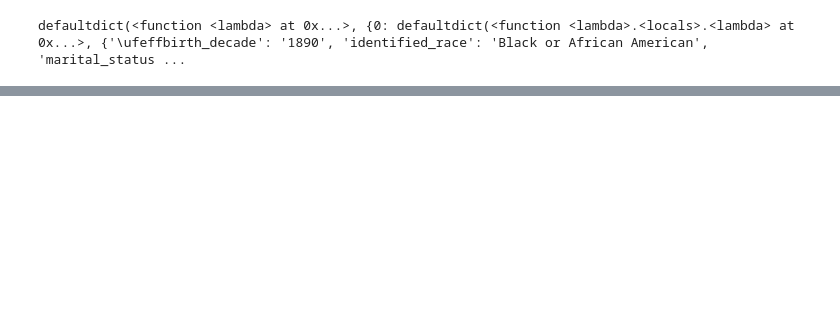
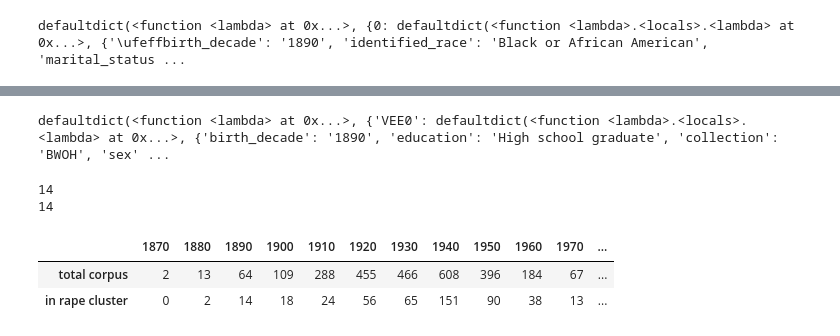
Before and after one commit to ohtap/ohtap, a Jupyter notebook: Research Question 1/RQ1 code.ipynb, the cells around one changed output, grey strips where cells are left out. Cells and saved outputs as stored; diff of their text form; code cells hidden in the pictures; blank space fills up the shorter version.

Commit message:
tables made

```diff
--- a/Research Question 1/RQ1 code.ipynb
+++ b/Research Question 1/RQ1 code.ipynb
@@ -129,0 +130,64 @@ print(checkAProfile(database, "White", "Female", "Graduate or professional degre
+# %%
+text_to_ids={}
+for i in range(len(interviewtxt)):
+    name=interviewtxt.at[i, interviewtxt.columns[0]]
+    name=name[:name.rfind('.')]
+    name=name.replace('\'','_')
+    text_to_ids[name]=interviewtxt["interviewee_ids"][i].split(';')
+# %%
+ids_to_info=defaultdict(lambda: defaultdict(lambda:0))
+for i in range(len(database)):
+    ids=database[i]["interviewee_id"]
+    ids_to_info[ids]["birth_decade"]=database[i]["\ufeffbirth_decade"]
+    ids_to_info[ids]["education"]=database[i]["education"]
+    ids_to_info[ids]["collection"]=database[i]["collection_id"]
+    ids_to_info[ids]["sex"]=database[i]["sex"]
+    ids_to_info[ids]["race"]=database[i]["identified_race"]
+print(ids_to_info)
+# %% [output]
+defaultdict(<function <lambda> at 0x...>, {'VEE0': defaultdict(<function <lambda>.<locals>.<lambda> at 0x...>, {'birth_decade': '1890', 'education': 'High school graduate', 'collection': 'BWOH', 'sex' ...
+# %%
+myfile = open("data/everything_but_falsehits_and_needsreview.txt")
+txt = myfile.read()
+myfile.close()
+
+files=[]
+tokens=txt.split()
+for i in tokens:
+    num= i.find("Files\\\\")
+    if not num==-1:
+        if not i.find("_")==-1:
+            files.append(i.strip())
+names=set()
+for i in files:
+    i=i[i.find("\\\\",8)+2:-1]
+    names.add(i.strip())
+# %%
+decades=[]
+for i in range(1870, 2000, 10):
+    decades.append(str(i))
+decades.append("No Info")
+print(len(decades))
+total=[]
+for i in decades:
+    total.append(dataformatted["\ufeffbirth_decade"][i])
+print(len(total))
+hits=defaultdict(lambda:0)
+for x in names:
+    id_nums=text_to_ids[x]
+    for num in id_nums:
+        hits[ids_to_info[num]["birth_decade"]]+=1
+hits_formatted=[]
+for i in decades:
+    hits_formatted.append(hits[i])
+# %% [output]
+14
+14
+# %%
+df_decades = pandas.DataFrame([total, hits_formatted], index=["total corpus", "in rape cluster"],columns=decades)
+# %%
+display(df_decades)
+# %% [output]
+|  | 1870 | 1880 | 1890 | 1900 | 1910 | 1920 | 1930 | 1940 | 1950 | 1960 | 1970 | ... |
+| total corpus | 2 | 13 | 64 | 109 | 288 | 455 | 466 | 608 | 396 | 184 | 67 | ... |
+| in rape cluster | 0 | 2 | 14 | 18 | 24 | 56 | 65 | 151 | 90 | 38 | 13 | ... |
```
Also changed, not shown: parts of 12 cells of this notebook.
